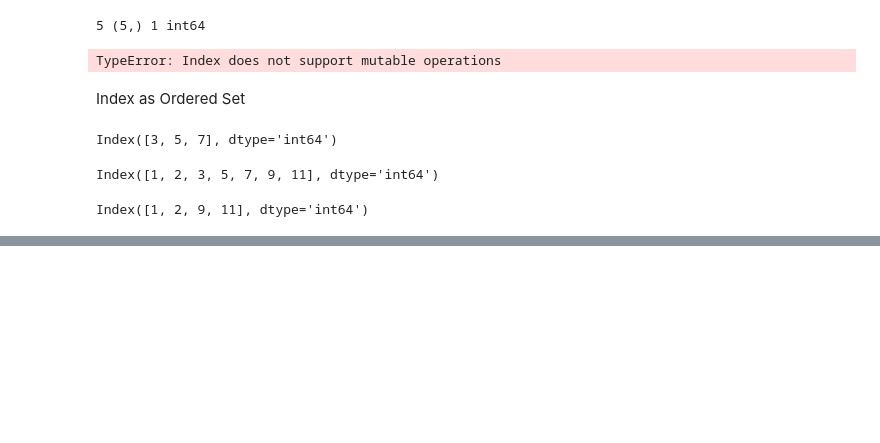
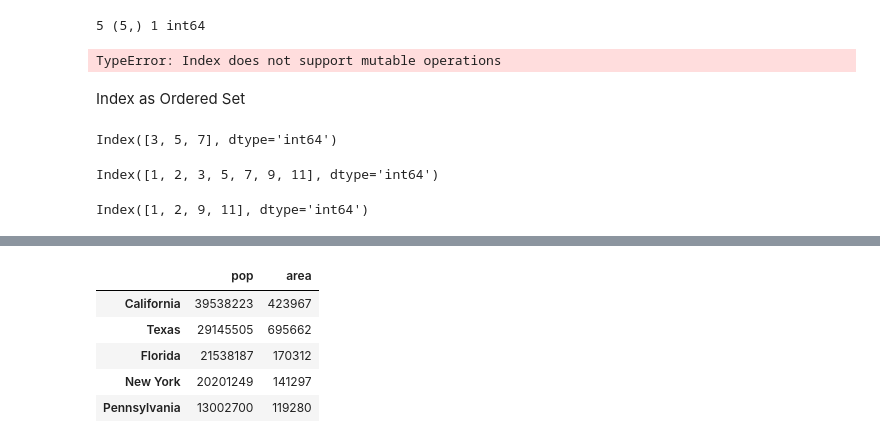
Before and after one commit to r-rahulsingh/python_book, a Jupyter notebook: Pandas.ipynb, the cells around one changed output, grey strips where cells are left out. Saved outputs shown, nothing was run; the diff lists cells and outputs as text; code cells hidden in the pictures; blank space fills up the shorter version.

```diff
--- a/Pandas.ipynb
+++ b/Pandas.ipynb
@@ -275,0 +454,9 @@ Index([1, 2, 9, 11], dtype='int64')
+# %%
+data.loc[data.area > 120, ['pop', 'area']]
+# %% [output]
+|  | pop | area |
+| California | 39538223 | 423967 |
+| Texas | 29145505 | 695662 |
+| Florida | 21538187 | 170312 |
+| New York | 20201249 | 141297 |
+| Pennsylvania | 13002700 | 119280 |
```
Also changed, not shown: parts of 32 cells of this notebook.
